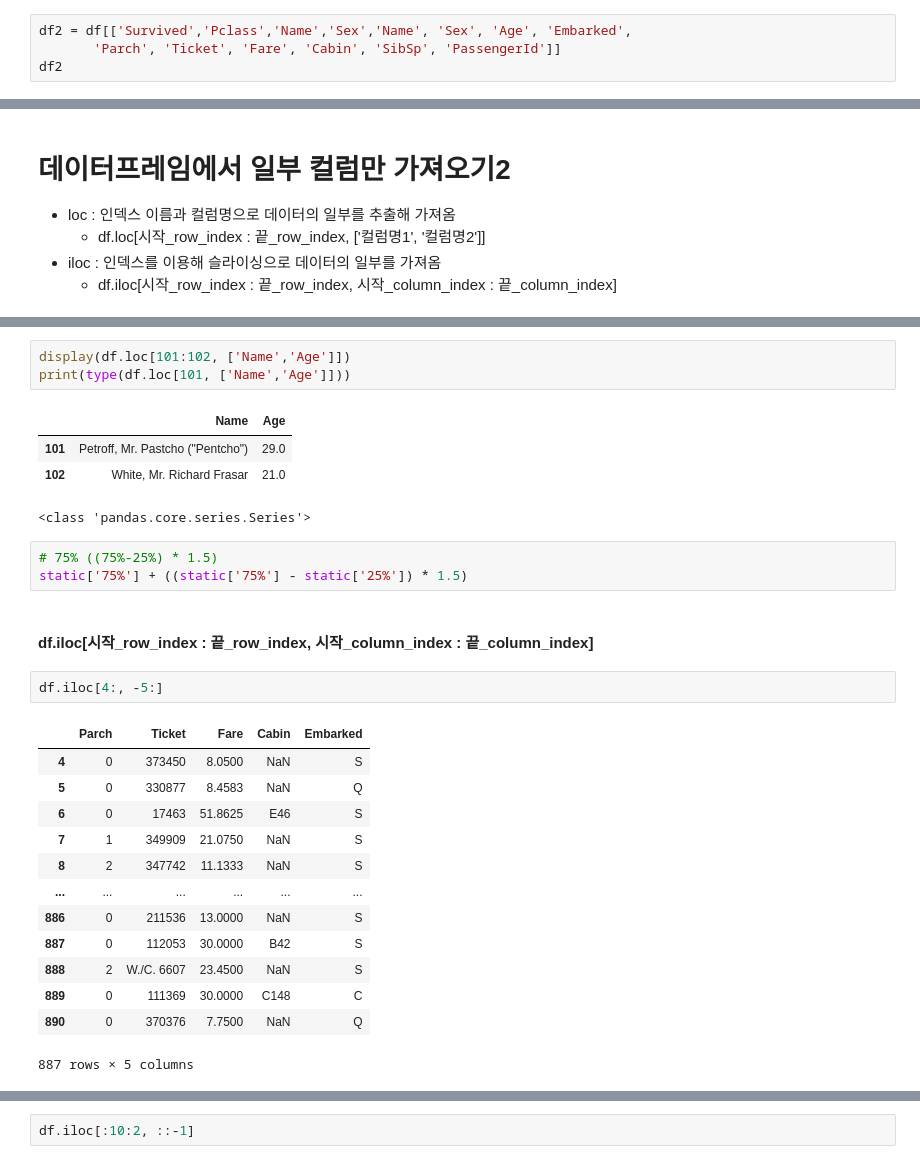
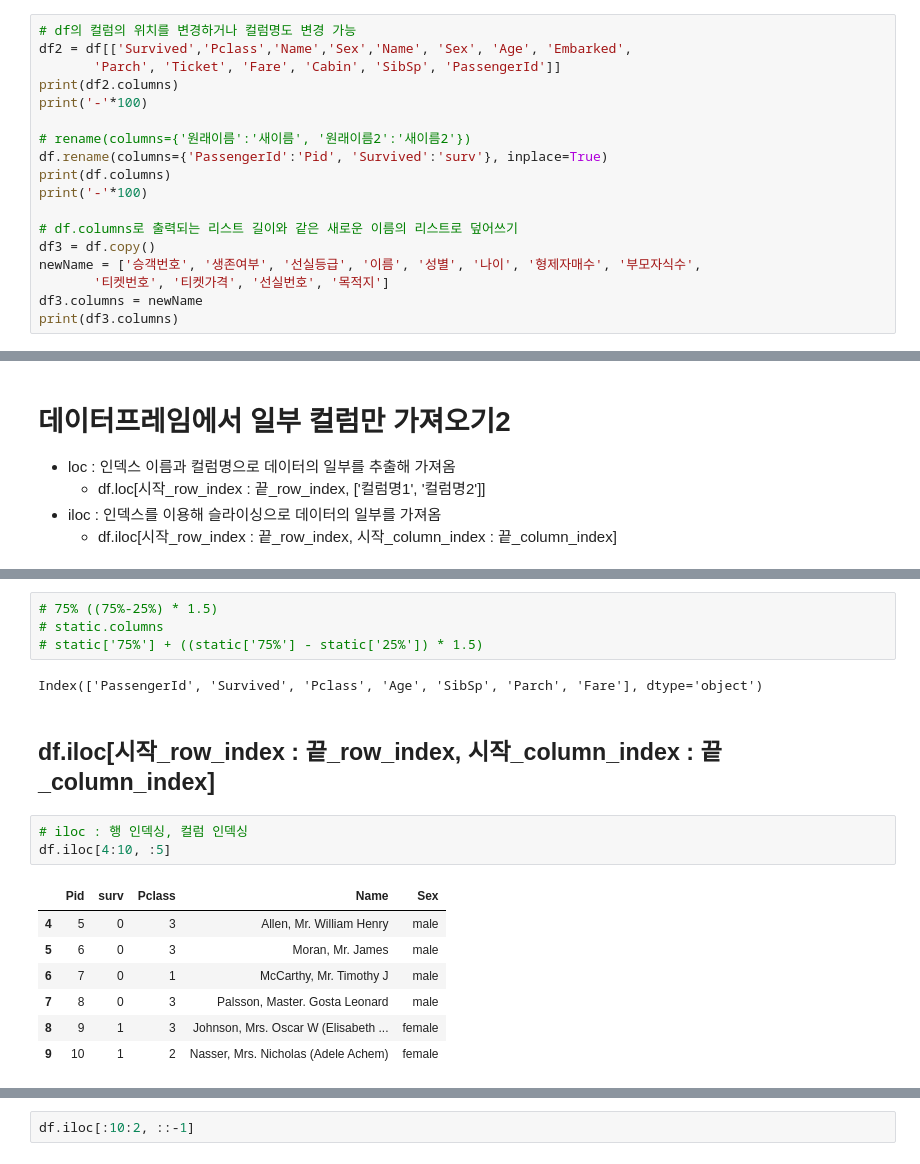
Before and after one commit to KEEPGOINGNOW/Fintech_Service_2nd, a Jupyter notebook: 05_Machine_Learning/02_pandas_사용법.ipynb, the cells around one changed output, grey strips where cells are left out. Saved outputs shown, nothing was run; the diff lists cells and outputs as text.

```diff
--- a/05_Machine_Learning/02_pandas_사용법.ipynb
+++ b/05_Machine_Learning/02_pandas_사용법.ipynb
@@ -412,7 +440,21 @@ Index(['PassengerId', 'Survived', 'Pclass', 'Name', 'Sex', 'Age', 'SibSp',
        'Parch', 'Ticket', 'Fare', 'Cabin', 'Embarked'],
       dtype='object')
 # %%
+# df의 컬럼의 위치를 변경하거나 컬럼명도 변경 가능
 df2 = df[['Survived','Pclass','Name','Sex','Name', 'Sex', 'Age', 'Embarked',
        'Parch', 'Ticket', 'Fare', 'Cabin', 'SibSp', 'PassengerId']]
-df2
+print(df2.columns)
+print('-'*100)
+
+# rename(columns={'원래이름':'새이름', '원래이름2':'새이름2'})
+df.rename(columns={'PassengerId':'Pid', 'Survived':'surv'}, inplace=True)
+print(df.columns)
+print('-'*100)
+
+# df.columns로 출력되는 리스트 길이와 같은 새로운 이름의 리스트로 덮어쓰기
+df3 = df.copy()
+newName = ['승객번호', '생존여부', '선실등급', '이름', '성별', '나이', '형제자매수', '부모자식수',
+       '티켓번호', '티켓가격', '선실번호', '목적지']
+df3.columns = newName
+print(df3.columns)
 # %% [output]
@@ -467,30 +505,20 @@ df.loc[101, ['Age']] = 29
-# %%
-display(df.loc[101:102, ['Name','Age']])
-print(type(df.loc[101, ['Name','Age']]))
-# %% [output]
-|  | Name | Age |
-| 101 | Petroff, Mr. Pastcho ("Pentcho") | 29.0 |
-| 102 | White, Mr. Richard Frasar | 21.0 |
-<class 'pandas.core.series.Series'>
 # %%
 # 75% ((75%-25%) * 1.5)
-static['75%'] + ((static['75%'] - static['25%']) * 1.5)
+# static.columns
+# static['75%'] + ((static['75%'] - static['25%']) * 1.5)
+# %% [output]
+Index(['PassengerId', 'Survived', 'Pclass', 'Age', 'SibSp', 'Parch', 'Fare'], dtype='object')
 # %% [markdown]
-#### df.iloc[시작_row_index : 끝_row_index, 시작_column_index : 끝_column_index]
+## df.iloc[시작_row_index : 끝_row_index, 시작_column_index : 끝_column_index]
 # %%
-df.iloc[4:, -5:]
+# iloc : 행 인덱싱, 컬럼 인덱싱
+df.iloc[4:10, :5]
 # %% [output]
-|  | Parch | Ticket | Fare | Cabin | Embarked |
-| 4 | 0 | 373450 | 8.0500 | NaN | S |
-| 5 | 0 | 330877 | 8.4583 | NaN | Q |
-| 6 | 0 | 17463 | 51.8625 | E46 | S |
-| 7 | 1 | 349909 | 21.0750 | NaN | S |
-| 8 | 2 | 347742 | 11.1333 | NaN | S |
-| ... | ... | ... | ... | ... | ... |
-| 886 | 0 | 211536 | 13.0000 | NaN | S |
-| 887 | 0 | 112053 | 30.0000 | B42 | S |
-| 888 | 2 | W./C. 6607 | 23.4500 | NaN | S |
-| 889 | 0 | 111369 | 30.0000 | C148 | C |
-| 890 | 0 | 370376 | 7.7500 | NaN | Q |
+|  | Pid | surv | Pclass | Name | Sex |
+| 4 | 5 | 0 | 3 | Allen, Mr. William Henry | male |
+| 5 | 6 | 0 | 3 | Moran, Mr. James | male |
+| 6 | 7 | 0 | 1 | McCarthy, Mr. Timothy J | male |
+| 7 | 8 | 0 | 3 | Palsson, Master. Gosta Leonard | male |
+| 8 | 9 | 1 | 3 | Johnson, Mrs. Oscar W (Elisabeth ... | female |
+| 9 | 10 | 1 | 2 | Nasser, Mrs. Nicholas (Adele Achem) | female |
-887 rows × 5 columns
 # %%
```
Also changed, not shown: parts of 83 cells of this notebook, 2 other files.
